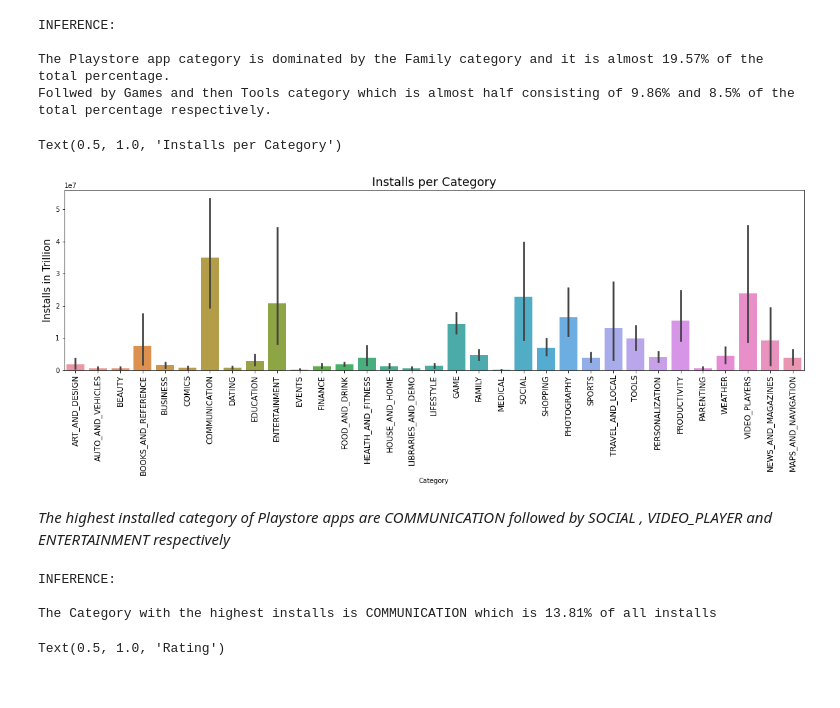
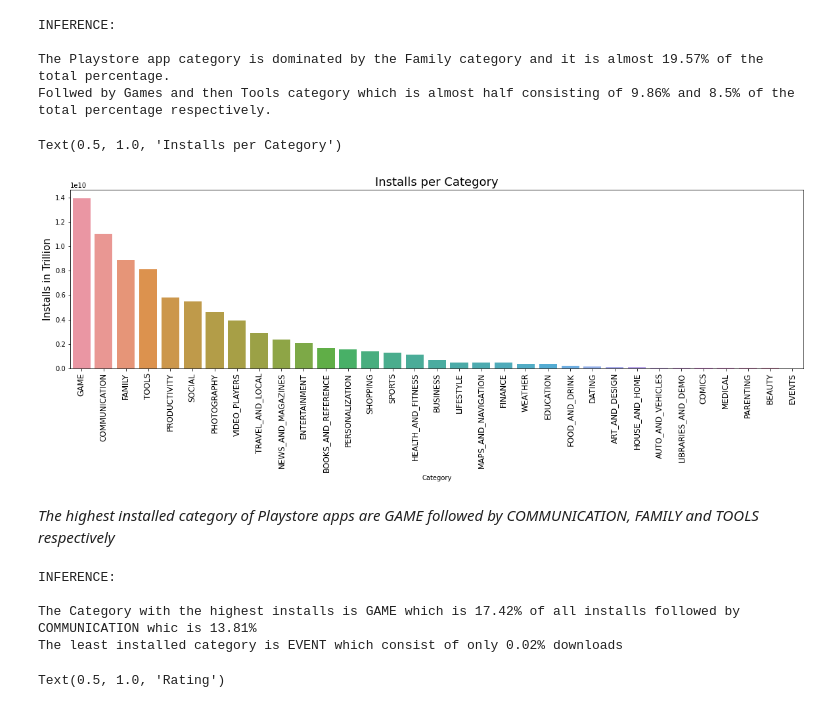
Before and after one commit to paulsoumyadip/eda_on_playstore_review, a Jupyter notebook: Play_Store_App_Review_Analysis_Capstone_Project.ipynb, the cells around one changed output. Saved outputs shown, nothing was run; the diff lists cells and outputs as text; code cells hidden in the pictures.

```diff
--- a/Play_Store_App_Review_Analysis_Capstone_Project.ipynb
+++ b/Play_Store_App_Review_Analysis_Capstone_Project.ipynb
@@ -644,26 +644,34 @@ The Playstore app category is dominated by the Family category and it is almost
 Follwed by Games and then Tools category which is almost half consisting of 9.86% and 8.5% of the total percentage respectively.
 # %%
 #Let's Check which category has the Highest Installs:
-plt.figure(figsize=(20,5))
-sns.barplot(x=df_app['Category'], y= df_app['Installs'])
+df_1 =df_app.groupby(['Category'])['Installs'].sum().sort_values(ascending=False).reset_index() #to get sequence
+
+plt.subplots(figsize=(20,5))
+sns.barplot(x=df_1['Category'], y= df_1['Installs'])
 plt.xticks(rotation = 90, fontsize=12)
 plt.ylabel('Installs in Trillion',fontsize = 15)
 plt.title('Installs per Category',fontsize = 18)
 # %% [output]
 Text(0.5, 1.0, 'Installs per Category')
-[figure, old version]
+[figure, new version]
 # %% [markdown]
-*The highest installed category of Playstore apps are COMMUNICATION followed by SOCIAL , VIDEO_PLAYER and ENTERTAINMENT respectively*
+*The highest installed category of Playstore apps are GAME followed by COMMUNICATION, FAMILY and TOOLS respectively*
 # %%
+gi = df_app.groupby('Category')['Installs'].sum()['GAME']
 ci = df_app.groupby('Category')['Installs'].sum()['COMMUNICATION']
+ei = df_app.groupby('Category')['Installs'].sum()['EVENTS']
 ti = df_app['Installs'].sum()
+gip = round(gi/ti*100,2)
 cip = round(ci/ti*100,2)
+eip = round(ei/ti*100,2)
 print('INFERENCE: \n')
-print(f"The Category with the highest installs is COMMUNICATION which is {cip}% of all installs")
+print(f"The Category with the highest installs is GAME which is {gip}% of all installs followed by COMMUNICATION whic is {cip}%")
+print(f"The least installed category is EVENT which consist of only {eip}% downloads")
 # %% [output]
 INFERENCE:
 
-The Category with the highest installs is COMMUNICATION which is 13.81% of all installs
+The Category with the highest installs is GAME which is 17.42% of all installs followed by COMMUNICATION whic is 13.81%
+The least installed category is EVENT which consist of only 0.02% downloads
 # %%
 #Lets plot the count of Ratings:
 plt.figure(figsize=(15,5))
```
Also changed, not shown: parts of 27 cells of this notebook.
